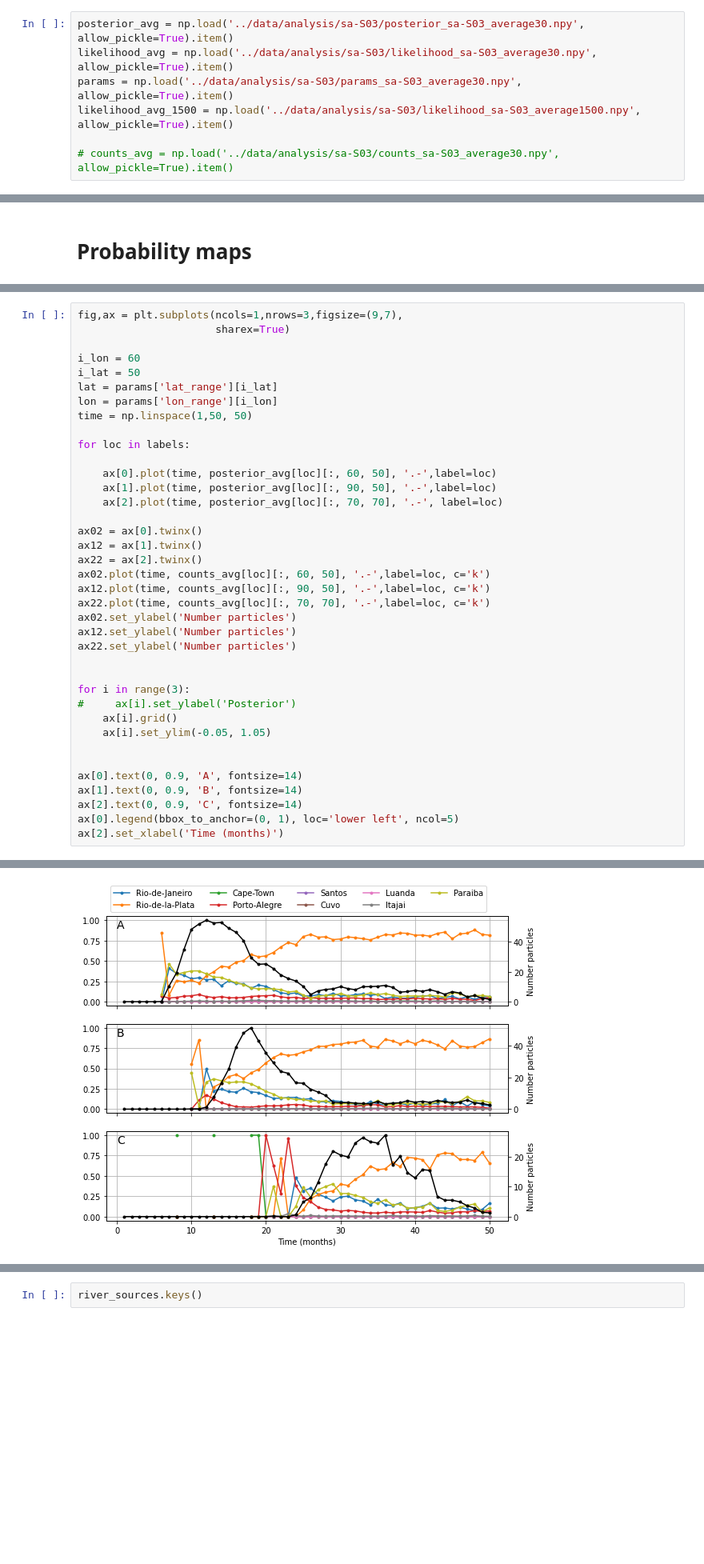
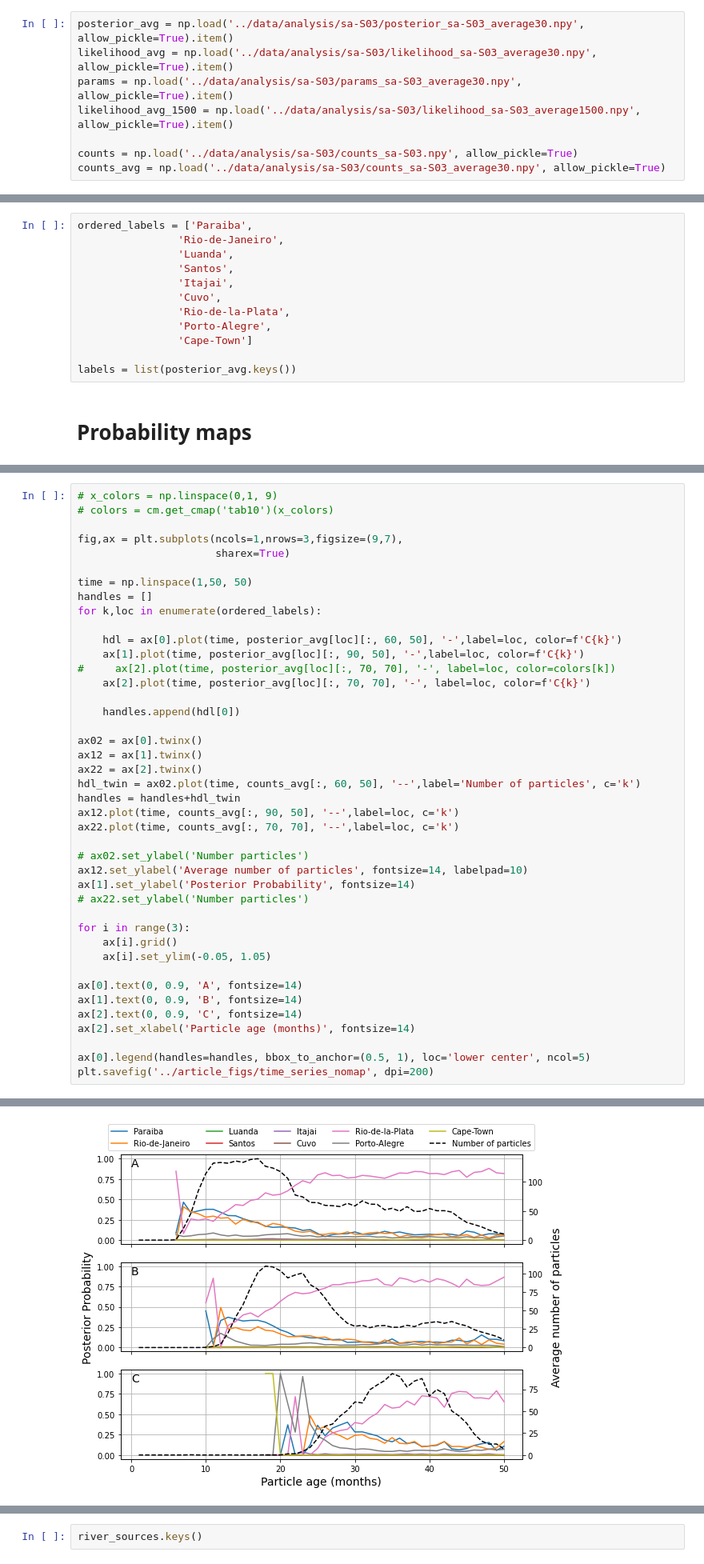
Before and after one commit to OceanParcels/BayesianAnalysis_SouthAtlantic, a Jupyter notebook: notebooks/article_plots.ipynb, the cells around one changed output, grey strips where cells are left out. Shown: that part at 80% size. Cells and saved outputs as stored; diff of their text form; blank space fills up the shorter version.

Commit message:
Revisit article plots. correct the total number of particles calculation in compute_plots.py

```diff
--- a/notebooks/article_plots.ipynb
+++ b/notebooks/article_plots.ipynb
@@ -21,4 +21,5 @@ likelihood_avg = np.load('../data/analysis/sa-S03/likelihood_sa-S03_average30.np
 params = np.load('../data/analysis/sa-S03/params_sa-S03_average30.npy', allow_pickle=True).item()
 likelihood_avg_1500 = np.load('../data/analysis/sa-S03/likelihood_sa-S03_average1500.npy', allow_pickle=True).item()
 
-# counts_avg = np.load('../data/analysis/sa-S03/counts_sa-S03_average30.npy', allow_pickle=True).item()
+counts = np.load('../data/analysis/sa-S03/counts_sa-S03.npy', allow_pickle=True)
+counts_avg = np.load('../data/analysis/sa-S03/counts_sa-S03_average30.npy', allow_pickle=True)
@@ -25,2 +30,14 @@ likelihood_avg_1500 = np.load('../data/analysis/sa-S03/likelihood_sa-S03_average
+# %%
+ordered_labels = ['Paraiba',
+                'Rio-de-Janeiro',
+                'Luanda',
+                'Santos',
+                'Itajai',
+                'Cuvo',
+                'Rio-de-la-Plata',
+                'Porto-Alegre',
+                'Cape-Town']
+
+labels = list(posterior_avg.keys())
 # %% [markdown]
 # Probability maps
@@ -213,39 +180,43 @@ counts_avg_1500['Rio-de-Janeiro'].shape
 # %%
+# x_colors = np.linspace(0,1, 9)
+# colors = cm.get_cmap('tab10')(x_colors)
+
 fig,ax = plt.subplots(ncols=1,nrows=3,figsize=(9,7),
                       sharex=True)
 
-i_lon = 60
-i_lat = 50
-lat = params['lat_range'][i_lat]
-lon = params['lon_range'][i_lon]
 time = np.linspace(1,50, 50)
+handles = []
+for k,loc in enumerate(ordered_labels):
 
-for loc in labels:
+    hdl = ax[0].plot(time, posterior_avg[loc][:, 60, 50], '-',label=loc, color=f'C{k}')
+    ax[1].plot(time, posterior_avg[loc][:, 90, 50], '-',label=loc, color=f'C{k}')
+#     ax[2].plot(time, posterior_avg[loc][:, 70, 70], '-', label=loc, color=colors[k])
+    ax[2].plot(time, posterior_avg[loc][:, 70, 70], '-', label=loc, color=f'C{k}')
 
-    ax[0].plot(time, posterior_avg[loc][:, 60, 50], '.-',label=loc)
-    ax[1].plot(time, posterior_avg[loc][:, 90, 50], '.-',label=loc)
-    ax[2].plot(time, posterior_avg[loc][:, 70, 70], '.-', label=loc)
+    handles.append(hdl[0])
 
 ax02 = ax[0].twinx()
 ax12 = ax[1].twinx()
 ax22 = ax[2].twinx()
-ax02.plot(time, counts_avg[loc][:, 60, 50], '.-',label=loc, c='k')
-ax12.plot(time, counts_avg[loc][:, 90, 50], '.-',label=loc, c='k')
-ax22.plot(time, counts_avg[loc][:, 70, 70], '.-',label=loc, c='k')
-ax02.set_ylabel('Number particles')
-ax12.set_ylabel('Number particles')
-ax22.set_ylabel('Number particles')
+hdl_twin = ax02.plot(time, counts_avg[:, 60, 50], '--',label='Number of particles', c='k')
+handles = handles+hdl_twin
+ax12.plot(time, counts_avg[:, 90, 50], '--',label=loc, c='k')
+ax22.plot(time, counts_avg[:, 70, 70], '--',label=loc, c='k')
 
+# ax02.set_ylabel('Number particles')
+ax12.set_ylabel('Average number of particles', fontsize=14, labelpad=10)
+ax[1].set_ylabel('Posterior Probability', fontsize=14)
+# ax22.set_ylabel('Number particles')
 
 for i in range(3):
-#     ax[i].set_ylabel('Posterior')
     ax[i].grid()
     ax[i].set_ylim(-0.05, 1.05)
-
 
 ax[0].text(0, 0.9, 'A', fontsize=14)
 ax[1].text(0, 0.9, 'B', fontsize=14)
 ax[2].text(0, 0.9, 'C', fontsize=14)
-ax[0].legend(bbox_to_anchor=(0, 1), loc='lower left', ncol=5)
-ax[2].set_xlabel('Time (months)')
+ax[2].set_xlabel('Particle age (months)', fontsize=14)
+
+ax[0].legend(handles=handles, bbox_to_anchor=(0.5, 1), loc='lower center', ncol=5)
+plt.savefig('../article_figs/time_series_nomap', dpi=200)
 # %% [output]
@@ -253 +223 @@ Text(0.5, 0, 'Time (months)')
-[figure, old version]
+[figure, new version]
```
Also changed, not shown: parts of 16 cells of this notebook, 1 other file.
